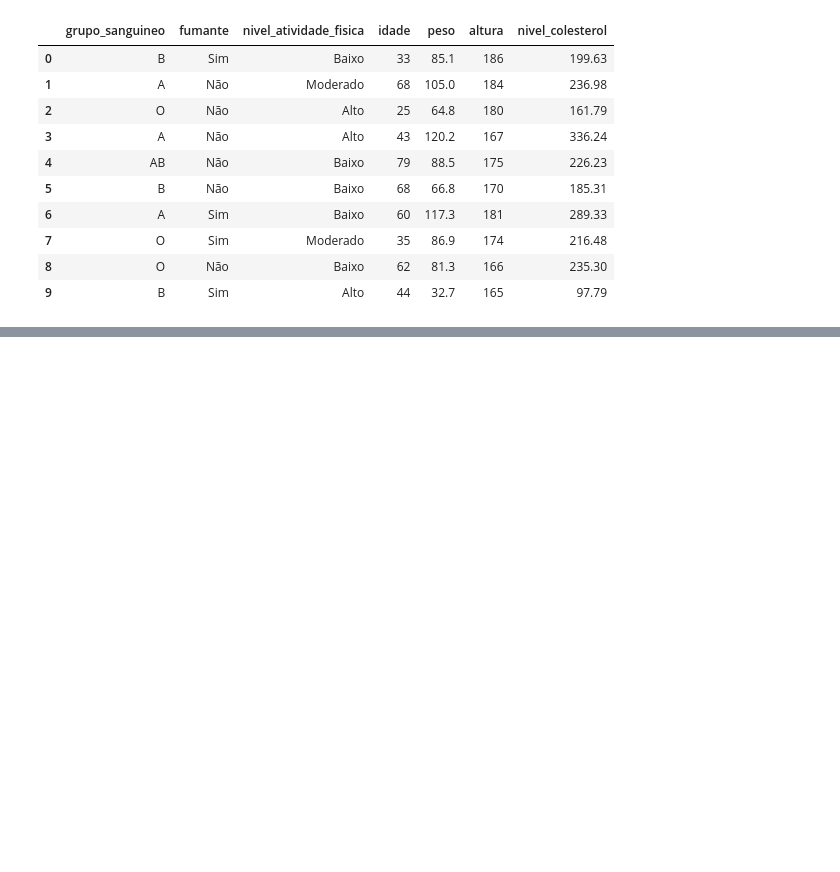
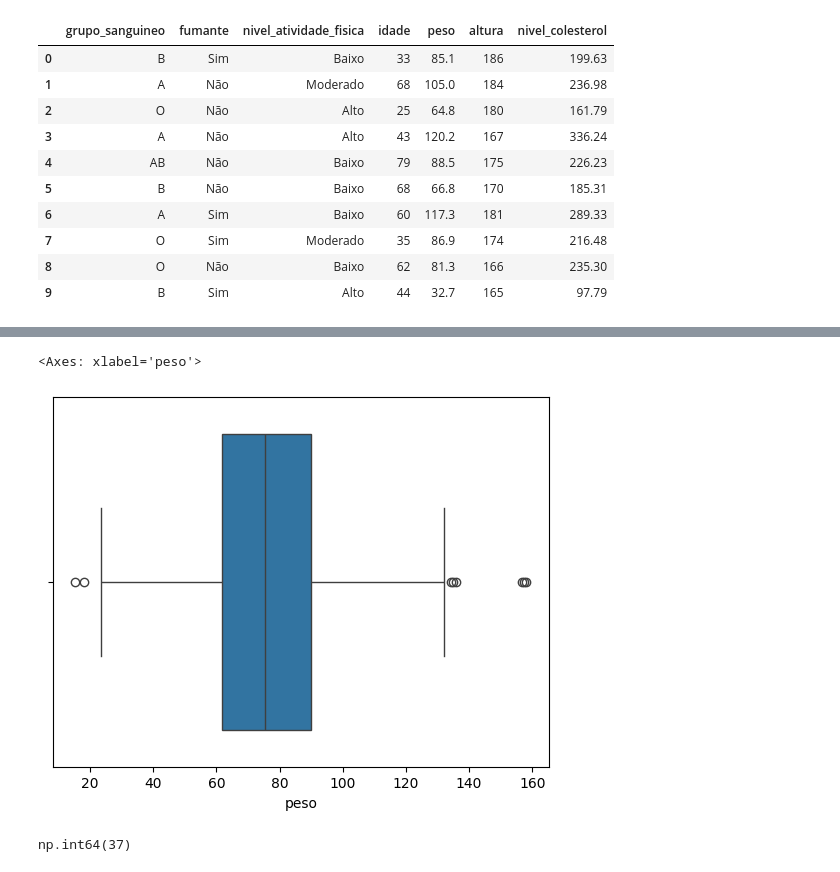
Before and after one commit to srmatheusmaciel/regressao_linear_multipla, a Jupyter notebook: modelo_colesterol.ipynb, the cells around one changed output, grey strips where cells are left out. Saved outputs shown, nothing was run; the diff lists cells and outputs as text; code cells hidden in the pictures; blank space fills up the shorter version.

```diff
--- a/modelo_colesterol.ipynb
+++ b/modelo_colesterol.ipynb
@@ -180,0 +187,14 @@ df_colesterol_eda.head(10)
+# %%
+# Verificar / detectar outliers
+sns.boxplot(x='peso', data=df_colesterol_eda)
+# %% [output]
+<Axes: xlabel='peso'>
+[figure, added]
+# %%
+# Considerando o outlier de pessoas com peso extremamente baixo
+# Como o publico está entre 20 e 79 anos, podemos considerar um erro de input
+
+#Vamos filtrar o publico a ser removido
+df_colesterol_eda[df_colesterol_eda['peso'] < 40].peso.count()
+# %% [output]
+np.int64(37)
```
Also changed, not shown: parts of 6 cells of this notebook.
